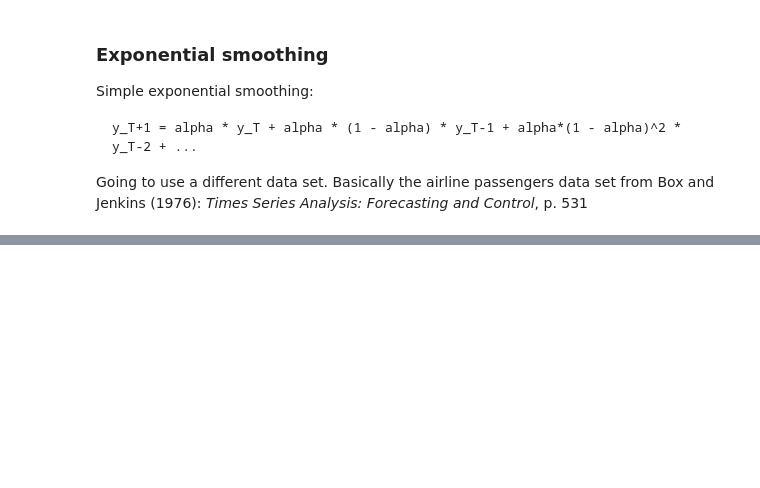
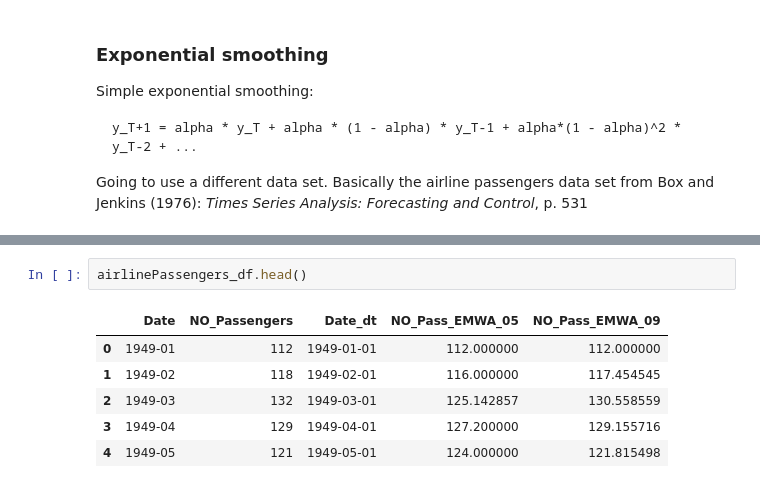
Before and after one commit to michael-a-green/BookRepo, a Jupyter notebook: Ch02/pycharm_project/My_Notebook_Ch02.ipynb, the cells around one changed output, grey strips where cells are left out. Drawn from its saved outputs; the diff is of its cells as text; blank space fills up the shorter version.

```diff
--- a/Ch02/pycharm_project/My_Notebook_Ch02.ipynb
+++ b/Ch02/pycharm_project/My_Notebook_Ch02.ipynb
@@ -2127,0 +2145,9 @@ airlinePassengers_df.head()
+# %%
+airlinePassengers_df.head()
+# %% [output]
+|  | Date | NO_Passengers | Date_dt | NO_Pass_EMWA_05 | NO_Pass_EMWA_09 |
+| 0 | 1949-01 | 112 | 1949-01-01 | 112.000000 | 112.000000 |
+| 1 | 1949-02 | 118 | 1949-02-01 | 116.000000 | 117.454545 |
+| 2 | 1949-03 | 132 | 1949-03-01 | 125.142857 | 130.558559 |
+| 3 | 1949-04 | 129 | 1949-04-01 | 127.200000 | 129.155716 |
+| 4 | 1949-05 | 121 | 1949-05-01 | 124.000000 | 121.815498 |
```
Also changed, not shown: parts of 36 cells of this notebook.
